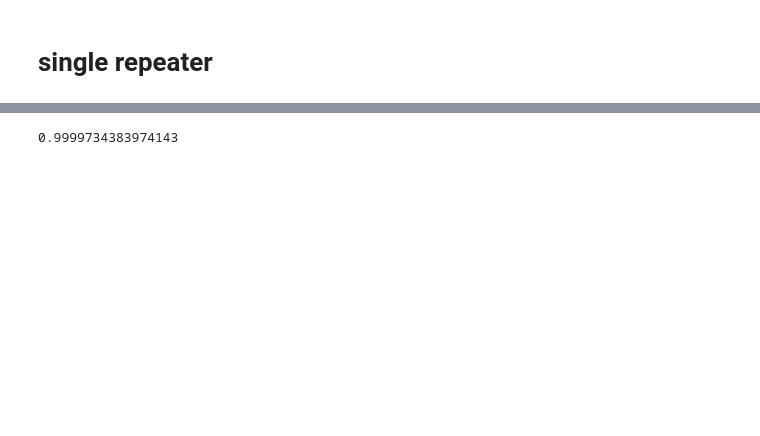
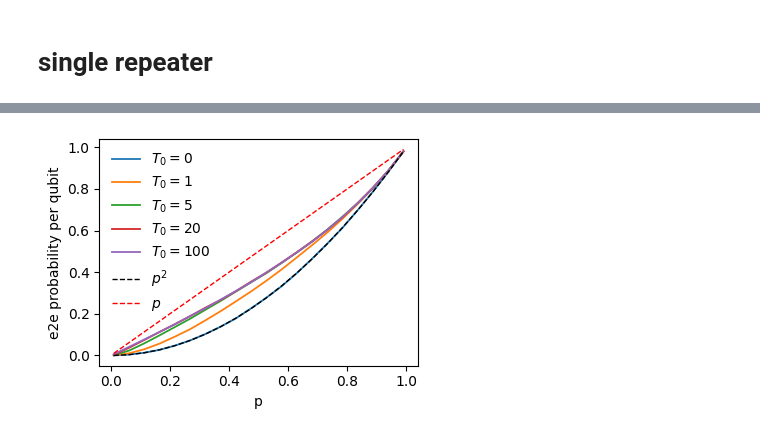
Before and after one commit to hassan-shap/QNUM, a Jupyter notebook: real-time-simulation.ipynb, the cells around one changed output, grey strips where cells are left out. Cells and saved outputs as stored; diff of their text form; code cells hidden in the pictures; blank space fills up the shorter version.

```diff
--- a/real-time-simulation.ipynb
+++ b/real-time-simulation.ipynb
@@ -58,7 +67,18 @@ print(eff_rate)
 # %%
-# (1-(1-p1)**N0)*(1-(1-p2)**N0)
+plt.figure(figsize=(4,3))
+# plt.plot(p_list,rates,".")
+for i_N,N0 in enumerate(N0_list):
+    plt.plot(p_list,np.mean(rates[:,i_N,:],axis=1),"-",linewidth=1.3,label=r"$T_0=%d$" % N0)
+plt.plot(p_list,p_list**2,"k--",label=r"$p^2$",linewidth=1)
+plt.plot(p_list,p_list,"r--",label=r"$p$",linewidth=1)
+plt.xlabel("p")
+plt.ylabel("e2e probability per qubit")
+plt.legend(loc="best",frameon=False)
+plt.tight_layout()
+plt.savefig("figs/heralding.pdf")
+plt.show()
 # %% [output]
-0.9999734383974143
+[figure, added]
 # %%
 # Nm memory
 
```
Also changed, not shown: parts of 12 cells of this notebook, 7 other files.
